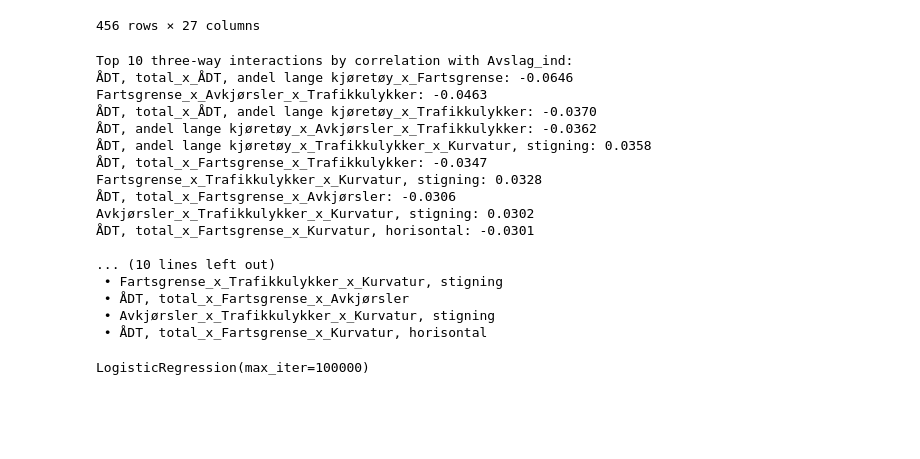
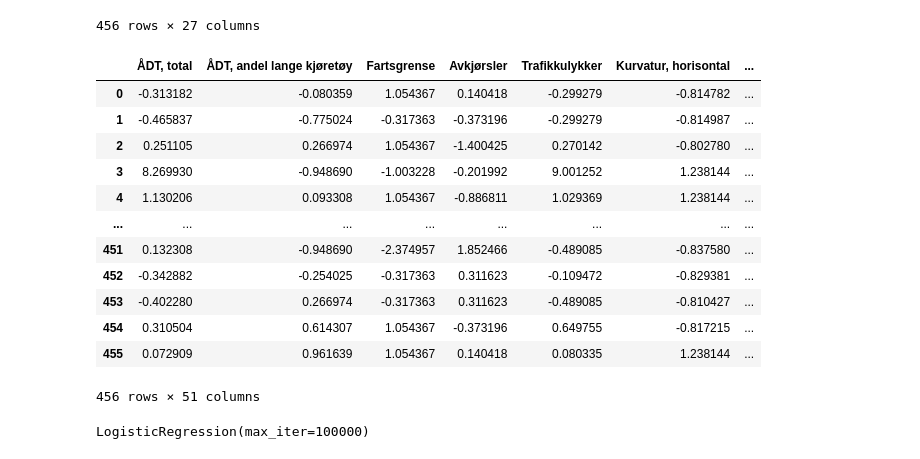
Before and after one commit to sormann/trfkaipoc, a Jupyter notebook: notebooks/dummy_features.ipynb, the cells around one changed output. Saved outputs shown, nothing was run; the diff lists cells and outputs as text; code cells hidden in the pictures; blank space fills up the shorter version.

```diff
--- a/notebooks/dummy_features.ipynb
+++ b/notebooks/dummy_features.ipynb
@@ -67,6 +67,22 @@ df_encoded
 # %%
 y = df_encoded['Avslag_ind']        # target
 X = df_encoded.drop(columns=['Avslag_ind'])  # all other columns
+# %%
+X
+# %% [output]
+|  | ÅDT, total | ÅDT, andel lange kjøretøy | Fartsgrense | Avkjørsler | Trafikkulykker | Kurvatur, horisontal | ... |
+| 0 | -0.313182 | -0.080359 | 1.054367 | 0.140418 | -0.299279 | -0.814782 | ... |
+| 1 | -0.465837 | -0.775024 | -0.317363 | -0.373196 | -0.299279 | -0.814987 | ... |
+| 2 | 0.251105 | 0.266974 | 1.054367 | -1.400425 | 0.270142 | -0.802780 | ... |
+| 3 | 8.269930 | -0.948690 | -1.003228 | -0.201992 | 9.001252 | 1.238144 | ... |
+| 4 | 1.130206 | 0.093308 | 1.054367 | -0.886811 | 1.029369 | 1.238144 | ... |
+| ... | ... | ... | ... | ... | ... | ... | ... |
+| 451 | 0.132308 | -0.948690 | -2.374957 | 1.852466 | -0.489085 | -0.837580 | ... |
+| 452 | -0.342882 | -0.254025 | -0.317363 | 0.311623 | -0.109472 | -0.829381 | ... |
+| 453 | -0.402280 | 0.266974 | -0.317363 | 0.311623 | -0.489085 | -0.810427 | ... |
+| 454 | 0.310504 | 0.614307 | 1.054367 | -0.373196 | 0.649755 | -0.817215 | ... |
+| 455 | 0.072909 | 0.961639 | 1.054367 | 0.140418 | 0.080335 | 1.238144 | ... |
+456 rows × 51 columns
 # %%
 import itertools
 import pandas as pd
@@ -74,7 +90,7 @@ import numpy as np
 
 interactions_3way = {}
 
-df_num = df_num.copy()
+df_num = X.copy()
 
 # Use only columns that exist and have variance
 valid_cols = [c for c in X.columns if c in df_num.columns and df_num[c].std() > 0]
@@ -98,7 +114,7 @@ for k, v in list(interactions_3way_sorted.items())[:10]:
     print(f"{k}: {v:.4f}")
 
 # Take the top features (only if any exist)
-top_features = list(interactions_3way_sorted.keys())[:10]
+top_features = list(interactions_3way_sorted.keys())[:25]
 if top_features:
     X = pd.concat([X, df_num[top_features]], axis=1)
     print(f"\n✅ Added {len(top_features)} three-way interaction features to X.")
@@ -109,24 +125,6 @@ if top_features:
         print(f" • {name}")
 else:
     print("\n⚠️ No valid three-way interactions found (all correlations were NaN or zero).")
-# %% [output]
-Top 10 three-way interactions by correlation with Avslag_ind:
-ÅDT, total_x_ÅDT, andel lange kjøretøy_x_Fartsgrense: -0.0646
-Fartsgrense_x_Avkjørsler_x_Trafikkulykker: -0.0463
-ÅDT, total_x_ÅDT, andel lange kjøretøy_x_Trafikkulykker: -0.0370
-ÅDT, andel lange kjøretøy_x_Avkjørsler_x_Trafikkulykker: -0.0362
-ÅDT, andel lange kjøretøy_x_Trafikkulykker_x_Kurvatur, stigning: 0.0358
-ÅDT, total_x_Fartsgrense_x_Trafikkulykker: -0.0347
-Fartsgrense_x_Trafikkulykker_x_Kurvatur, stigning: 0.0328
-ÅDT, total_x_Fartsgrense_x_Avkjørsler: -0.0306
-Avkjørsler_x_Trafikkulykker_x_Kurvatur, stigning: 0.0302
-ÅDT, total_x_Fartsgrense_x_Kurvatur, horisontal: -0.0301
-
-... (10 lines left out)
- • Fartsgrense_x_Trafikkulykker_x_Kurvatur, stigning
- • ÅDT, total_x_Fartsgrense_x_Avkjørsler
- • Avkjørsler_x_Trafikkulykker_x_Kurvatur, stigning
- • ÅDT, total_x_Fartsgrense_x_Kurvatur, horisontal
 # %%
 scaler = StandardScaler()
 X = pd.DataFrame(scaler.fit_transform(X), columns=X.columns)
```
Also changed, not shown: parts of 10 cells of this notebook, 1 other file.
